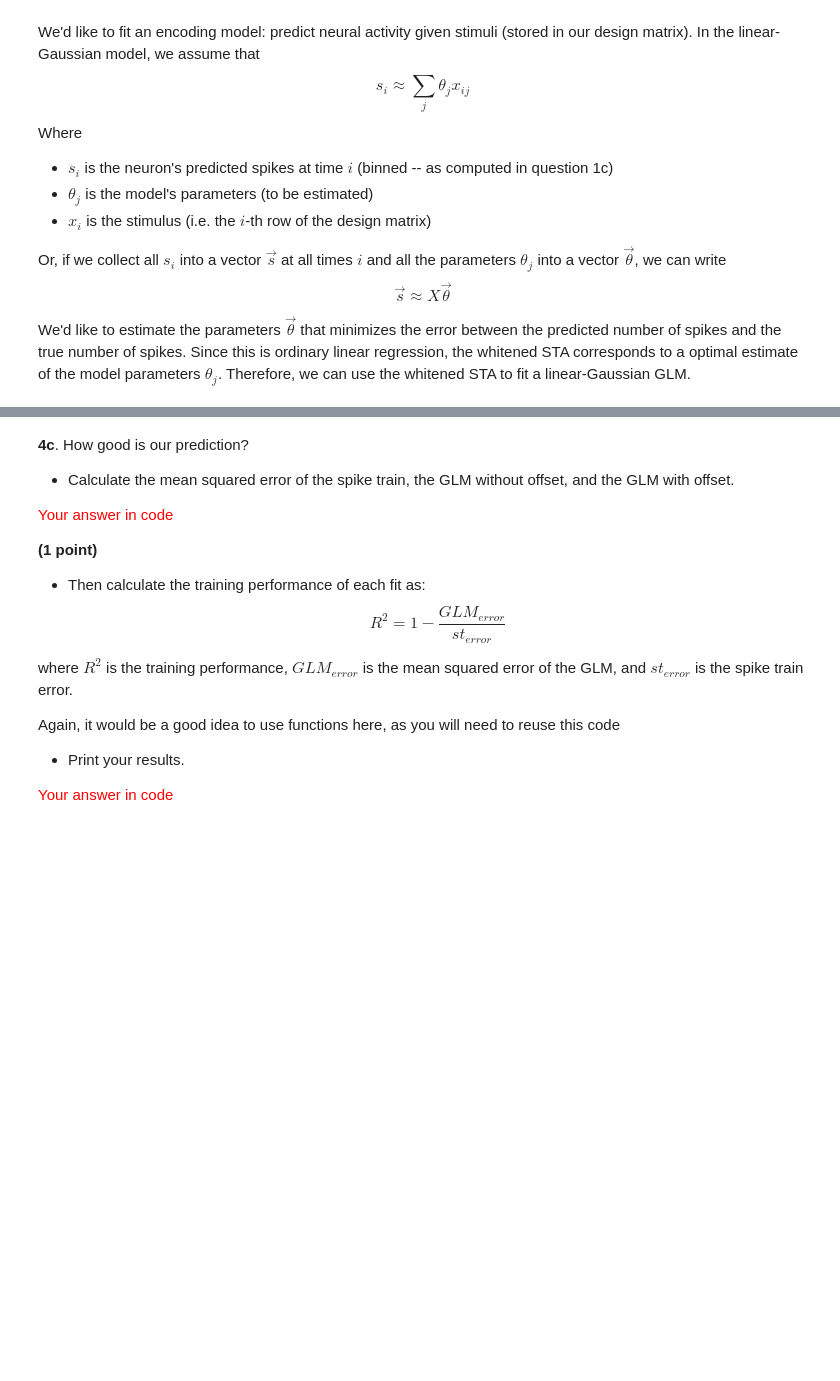
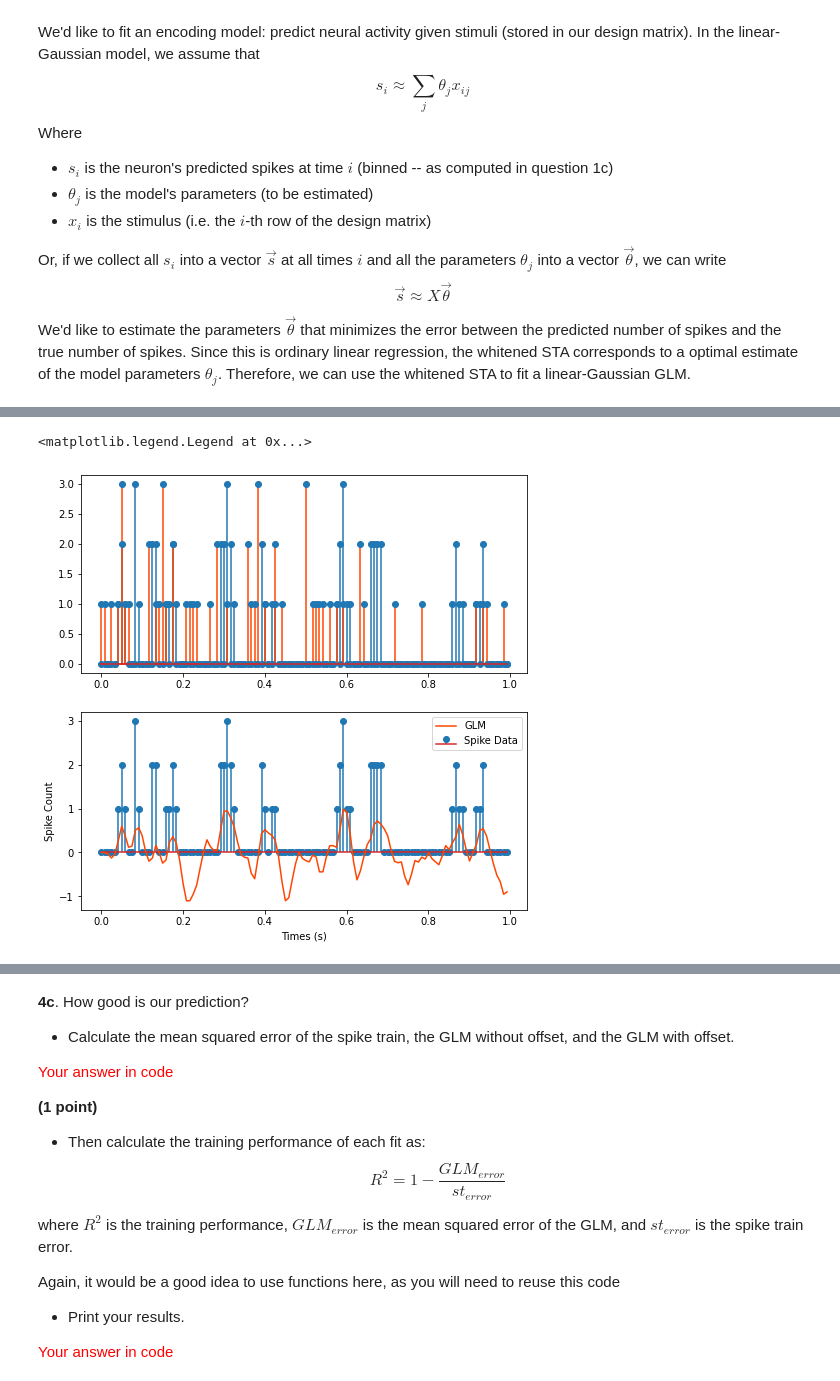
Before and after one commit to jess-breda/Neu537, a Jupyter notebook: neu537hw3/Questions_HW3_NEU437_537_GeneralizedLinearModels.ipynb, the cells around one changed output, grey strips where cells are left out. Saved outputs shown, nothing was run; the diff lists cells and outputs as text; code cells hidden in the pictures; blank space fills up the shorter version.

```diff
--- a/neu537hw3/Questions_HW3_NEU437_537_GeneralizedLinearModels.ipynb
+++ b/neu537hw3/Questions_HW3_NEU437_537_GeneralizedLinearModels.ipynb
@@ -427,3 +430,29 @@ We'd like to estimate the parameters $\vec \theta$ that minimizes the error betw
+# %%
+# FIT GLM & COMPUTE THE PREDICTED SPIKES
+
+S = Xdesign @ wsta
+
+# PLOT BINNED SPIKE TRAINS AND GLM PREDICTION
+
+fix, ax = plt.subplots(2, 1, figsize=(8,8))
+xmax = 1
+bin_edges = np.arange(0,xmax+dtStim, dtStim)
+hist, edge = np.histogram(tsp[tsp<xmax], bin_edges)
+n_bins = len(edge[:-1])
+
+hist2,_ = np.histogram(S[:n_bins], bin_edges)
+
+ax[0].stem(edge[:n_bins], hist, label = 'Spike Data')
+ax[0].stem(edge[:n_bins], hist2, label = 'GLM',linefmt="orangered")
+
+ax[1].stem(edge[:n_bins], hist, label = 'Spike Data')
+ax[1].plot(edge[:n_bins],S[:n_bins], label = 'GLM',color="orangered")
+
+plt.xlabel('Times (s)'), plt.ylabel('Spike Count')
+plt.legend()
+# %% [output]
+<matplotlib.legend.Legend at 0x...>
+[figure, added]
 # %% [markdown]
 **4b**. One thing we forgot to do was include a **bias** (also called **offset**) or “constant” term in the design matrix. This is important because it will allow our prediction to have a non-zero mean (even though the stimulus was normalized to have zero mean).
 
```
Also changed, not shown: parts of 18 cells of this notebook.
